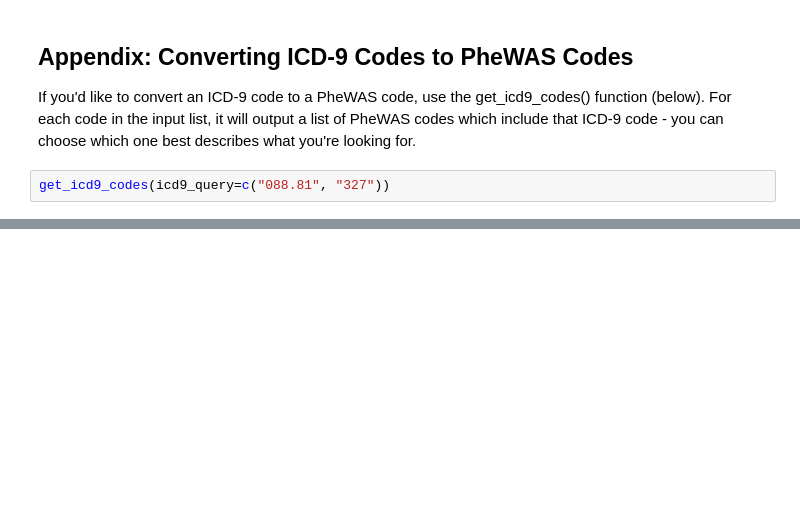
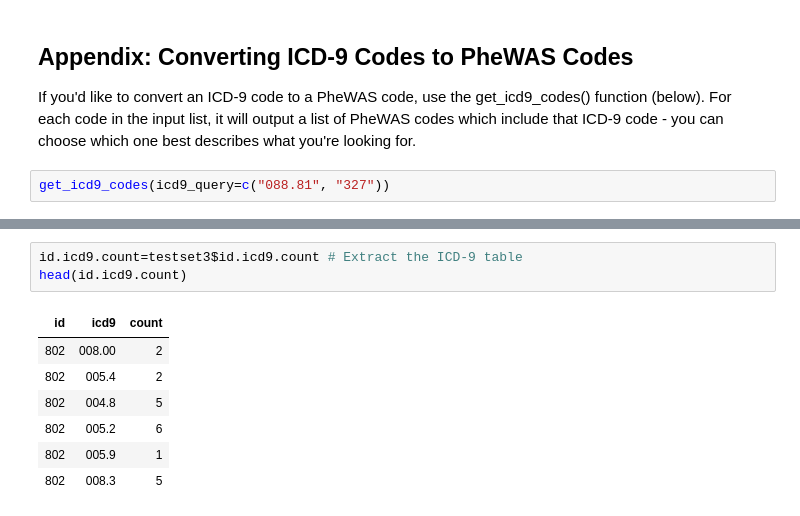
Before and after one commit to ekawaler/simplePheWAS, a Jupyter notebook: PheWAS Example.ipynb, the cells around one changed output, grey strips where cells are left out. Cells and saved outputs as stored; diff of their text form; blank space fills up the shorter version.

```diff
--- a/PheWAS Example.ipynb
+++ b/PheWAS Example.ipynb
@@ -360,0 +393,11 @@ get_icd9_codes(icd9_query=c("088.81", "327"))
+# %%
+id.icd9.count=testset3$id.icd9.count # Extract the ICD-9 table
+head(id.icd9.count)
+# %% [output]
+| id | icd9 | count |
+| 802 | 008.00 | 2 |
+| 802 | 005.4 | 2 |
+| 802 | 004.8 | 5 |
+| 802 | 005.2 | 6 |
+| 802 | 005.9 | 1 |
+| 802 | 008.3 | 5 |
```
Also changed, not shown: parts of 15 cells of this notebook, 20 other files.
